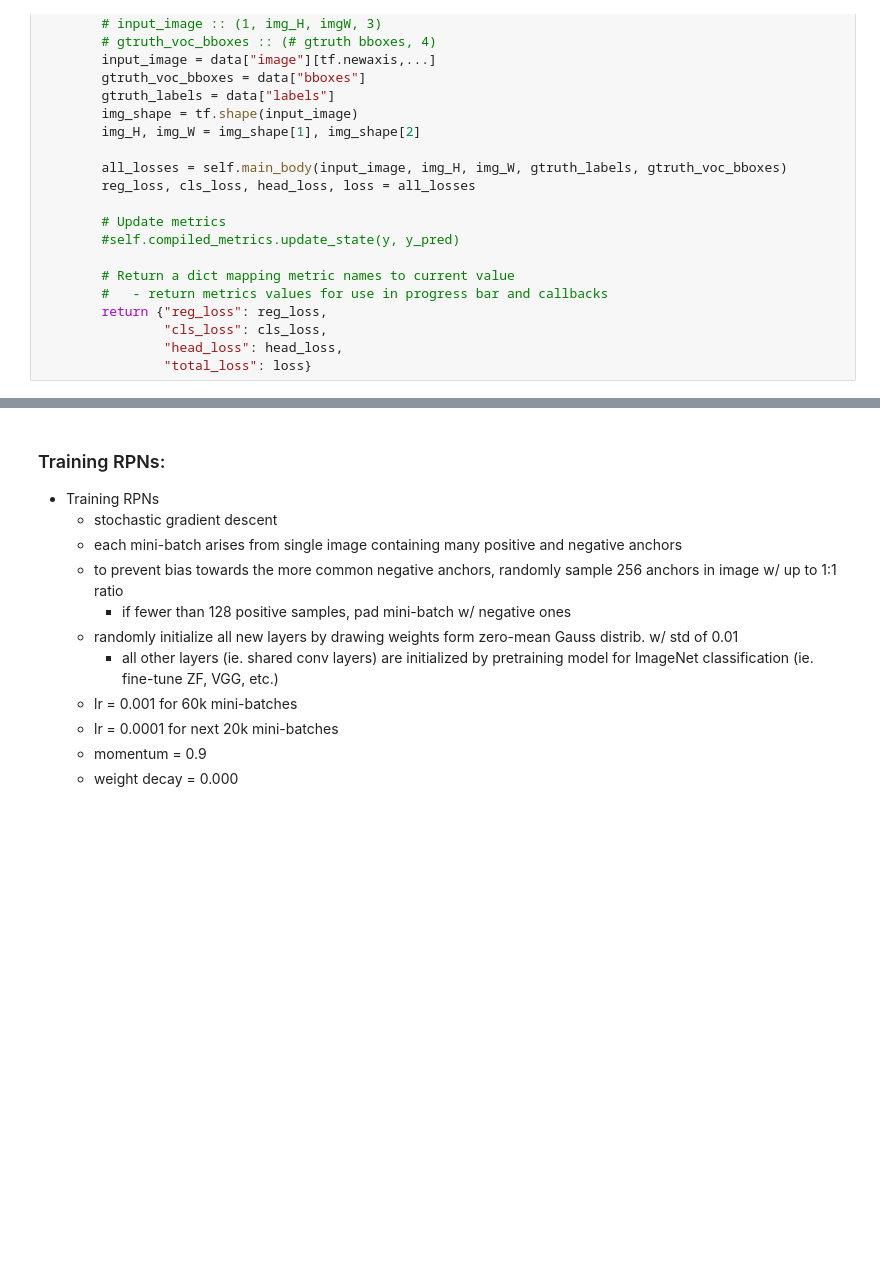
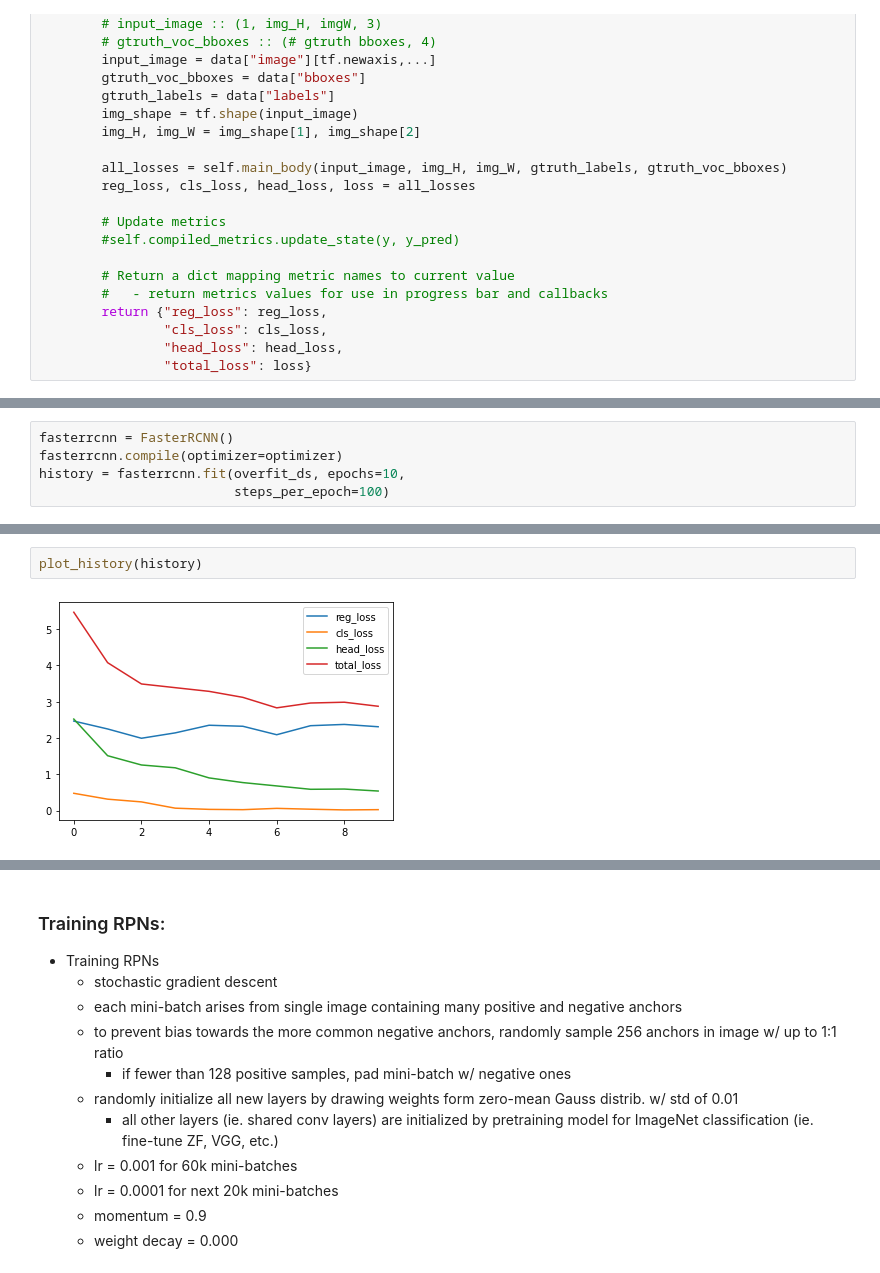
Before and after one commit to stanfidb/models, a Jupyter notebook: FasterRCNN.ipynb, the cells around one changed output, grey strips where cells are left out. Saved outputs shown, nothing was run; the diff lists cells and outputs as text; blank space fills up the shorter version.

```diff
--- a/FasterRCNN.ipynb
+++ b/FasterRCNN.ipynb
@@ -1061,0 +1102,5 @@ for data in train_ds.take(3):
+# %%
+fasterrcnn = FasterRCNN()
+fasterrcnn.compile(optimizer=optimizer)
+history = fasterrcnn.fit(overfit_ds, epochs=10,
+                         steps_per_epoch=100)
@@ -1061,0 +1128,4 @@ for data in train_ds.take(3):
+# %%
+plot_history(history)
+# %% [output]
+[figure, added]
```
Also changed, not shown: parts of 20 cells of this notebook.
